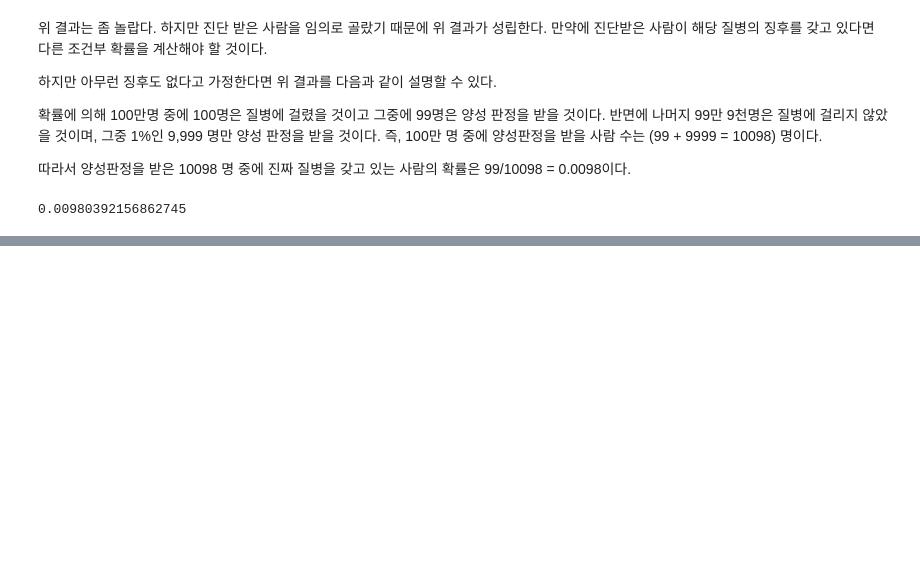
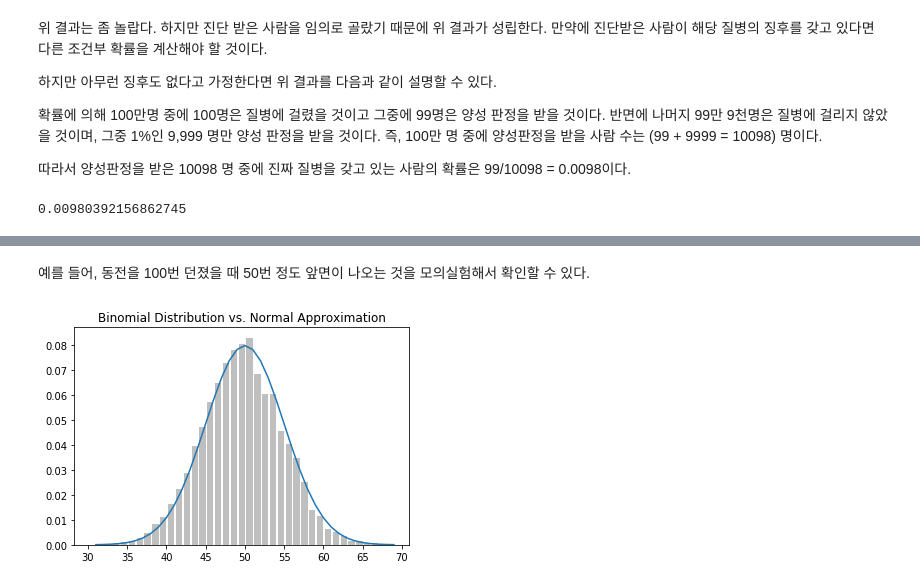
Before and after one commit to liganega/DataAnalysisInPython, a Jupyter notebook: notebooks/PDA-W06-Probability_Intro.ipynb, the cells around one changed output, grey strips where cells are left out. Cells and saved outputs as stored; diff of their text form; code cells hidden in the pictures; blank space fills up the shorter version.

```diff
--- a/notebooks/PDA-W06-Probability_Intro.ipynb
+++ b/notebooks/PDA-W06-Probability_Intro.ipynb
@@ -381,0 +647,3 @@ P(both | either):  0.3311897106109325
+# %% [markdown]
+예를 들어, 동전을 100번 던졌을 때 50번 정도 앞면이 나오는 것을
+모의실험해서 확인할 수 있다.
@@ -381,0 +684,4 @@ P(both | either):  0.3311897106109325
+# %%
+binomial_histogram(0.5,100,10000)
+# %% [output]
+[figure, added]
```
Also changed, not shown: parts of 61 cells of this notebook, 2 other files.
